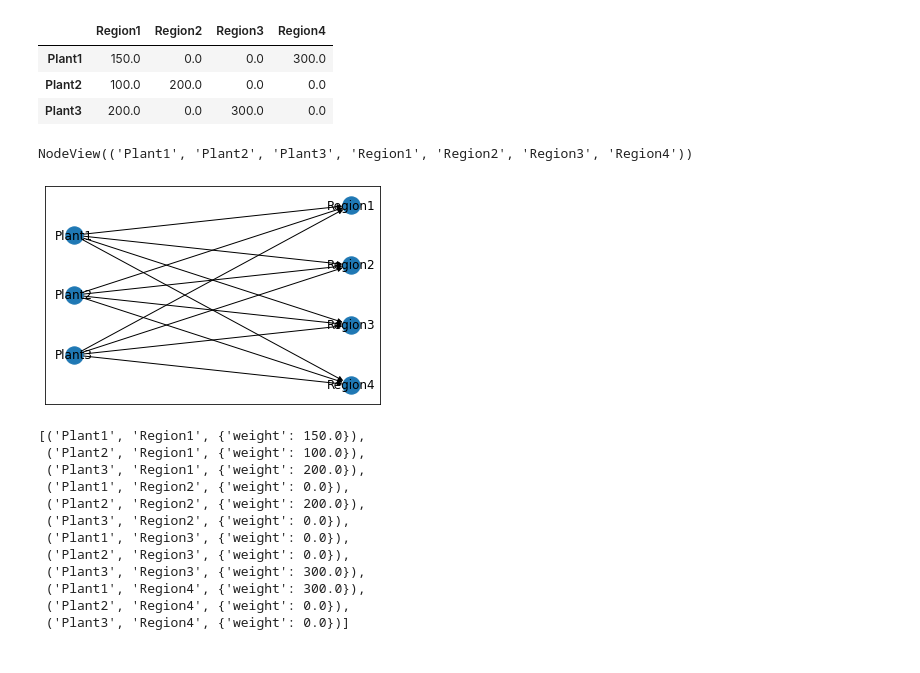
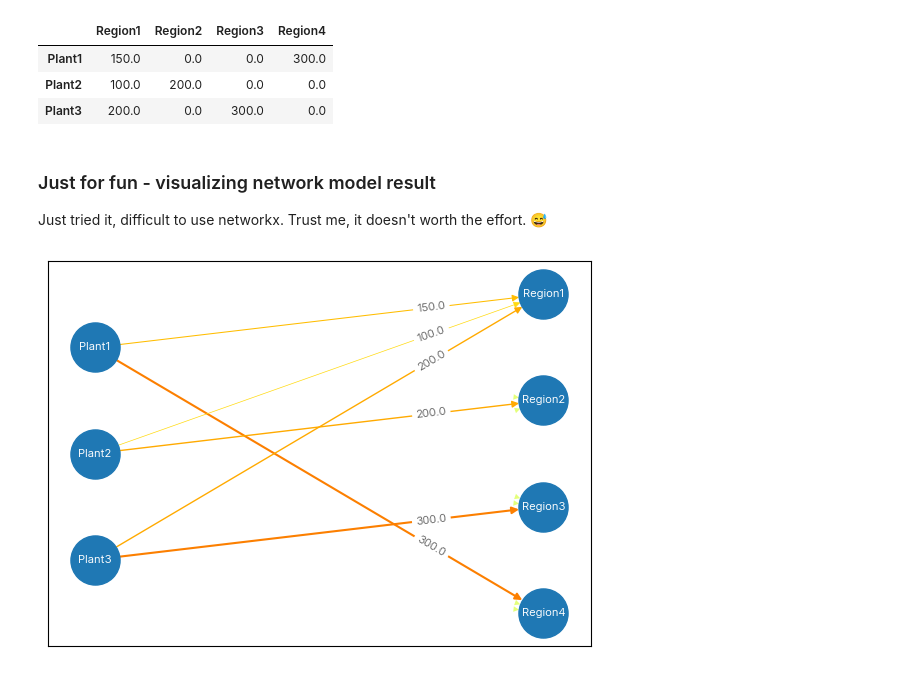
Before and after one commit to tanatiem/prescriptive-analytics, a Jupyter notebook: 03 Network Models.ipynb, the cells around one changed output. Cells and saved outputs as stored; diff of their text form; code cells hidden in the pictures.

```diff
--- a/03 Network Models.ipynb
+++ b/03 Network Models.ipynb
@@ -114,36 +117,36 @@ result
 | Plant1 | 150.0 | 0.0 | 0.0 | 300.0 |
 | Plant2 | 100.0 | 200.0 | 0.0 | 0.0 |
 | Plant3 | 200.0 | 0.0 | 300.0 | 0.0 |
-# %%
-G.nodes()
-# %% [output]
-NodeView(('Plant1', 'Plant2', 'Plant3', 'Region1', 'Region2', 'Region3', 'Region4'))
+# %% [markdown]
+### Just for fun - visualizing network model result
+
+Just tried it, difficult to use networkx. Trust me, it doesn't worth the effort. 😅
 # %%
+import matplotlib.pyplot as plt
+import networkx as nx
+
 G = nx.DiGraph()
 G.add_nodes_from([(p, {'type': 0}) for p in plants])
 G.add_nodes_from([(r, {'type': 1}) for r in regions])
 
 df = result.rename_axis('origin').reset_index().melt(id_vars='origin', var_name='destination')
-G.add_edges_from([(r.origin, r.destination, {'weight': r.value})for i,r in df.iterrows()])
+G.add_edges_from([(r.origin, r.destination,
+                   {
+                    'weight': r.value/result.max().max(),
+                    'qty' : r.value
+                   }) for i,r in df.iterrows()])
+
+plt.figure(figsize=(7,5), dpi=100)
+
+edgelist, edge_weights = zip(*[ ((e[0],e[1]),e[2]['weight']) for e in G.edges(data=True)])
+edge_labels = {(e[0],e[1]): str(e[2]['qty']) if e[2]['qty']>0 else '' for e in G.edges(data=True)}
 
 pos = nx.multipartite_layout(G, subset_key='type')
-nx.draw_networkx(G, pos, with_labels=False)
+nx.draw_networkx(G, pos, node_size=1250,
+                 font_size=8, font_family='Inter', font_color='white',
+                 edgelist=edgelist, width=[w*1.5 for w in edge_weights],
+                 edge_color=edge_weights, edge_cmap=plt.get_cmap('Wistia'))
+nx.draw_networkx_edge_labels(G, pos, edge_labels=edge_labels, font_family='Inter', font_size=8, alpha=.6, label_pos=.25)
 plt.show()
 # %% [output]
-[figure, old version]
+[figure, new version]
-# %%
-df = result.rename_axis('origin').reset_index().melt(id_vars='origin', var_name='destination')
-[ (r.origin, r.destination, {'weight': r.value})for i,r in df.iterrows() ]
-# %% [output]
-[('Plant1', 'Region1', {'weight': 150.0}),
- ('Plant2', 'Region1', {'weight': 100.0}),
- ('Plant3', 'Region1', {'weight': 200.0}),
- ('Plant1', 'Region2', {'weight': 0.0}),
- ('Plant2', 'Region2', {'weight': 200.0}),
- ('Plant3', 'Region2', {'weight': 0.0}),
- ('Plant1', 'Region3', {'weight': 0.0}),
- ('Plant2', 'Region3', {'weight': 0.0}),
- ('Plant3', 'Region3', {'weight': 300.0}),
- ('Plant1', 'Region4', {'weight': 300.0}),
- ('Plant2', 'Region4', {'weight': 0.0}),
- ('Plant3', 'Region4', {'weight': 0.0})]
```
Also changed, not shown: parts of 55 cells of this notebook, 5 other files.
